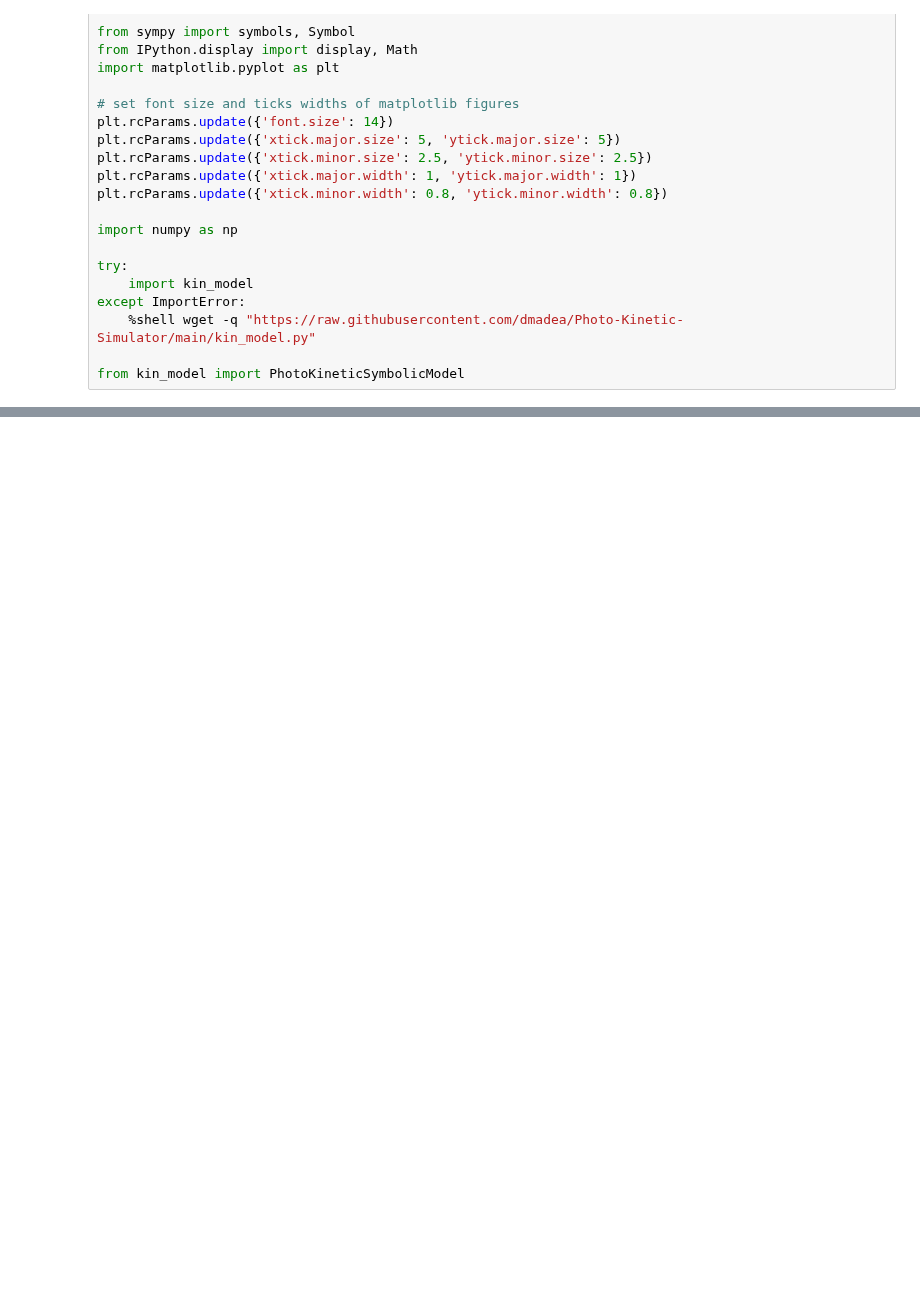
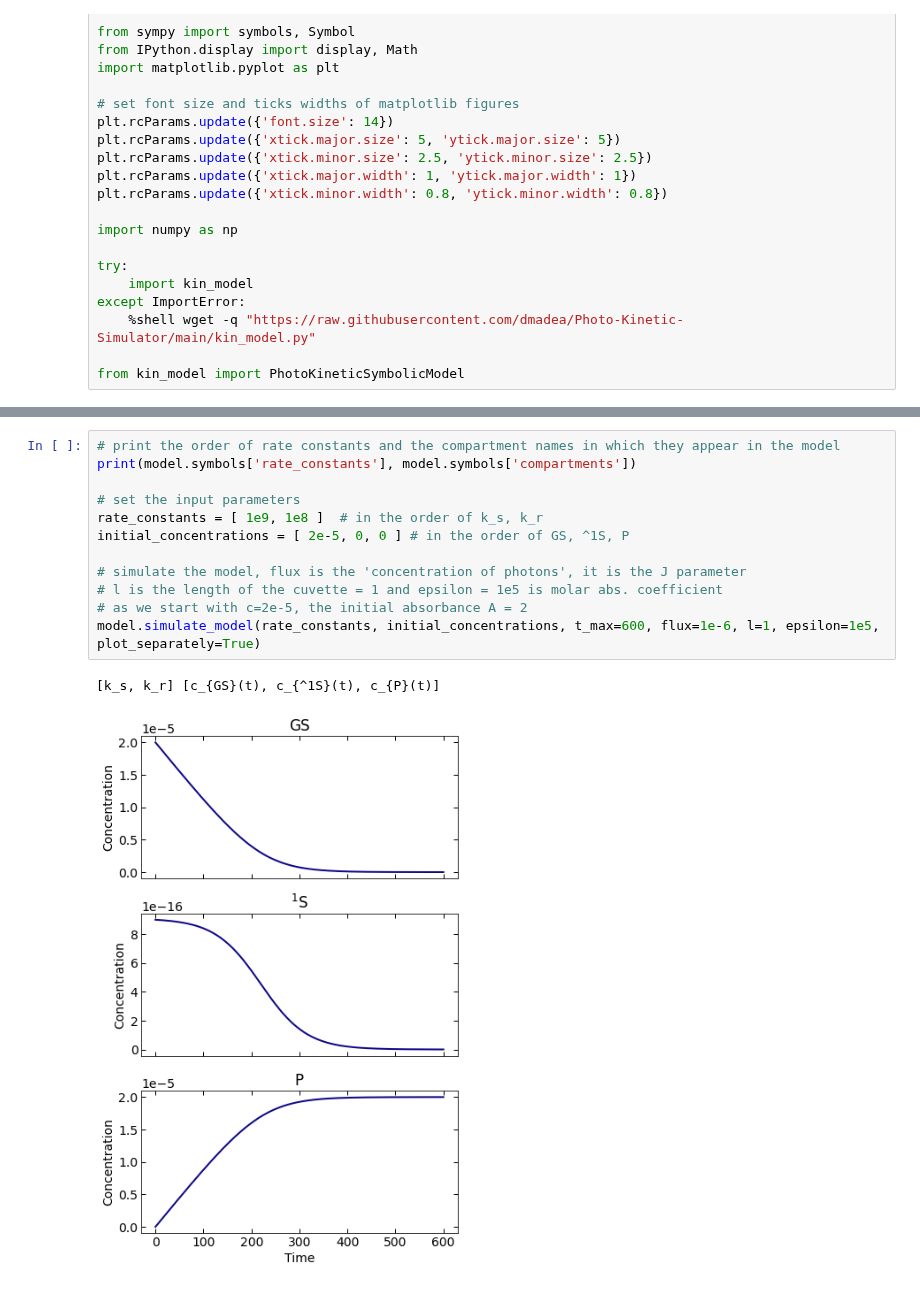
Before and after one commit to dmadea/Photo-Kinetic-Simulator, a Jupyter notebook: Simulator.ipynb, the cells around one changed output, grey strips where cells are left out. Drawn from its saved outputs; the diff is of its cells as text; blank space fills up the shorter version.

```diff
--- a/Simulator.ipynb
+++ b/Simulator.ipynb
@@ -114,0 +159,15 @@ model.simulate_model([1e9, 1e8, 1e5, 1e9, 1/9.5e-6, 1e4, 1e9], [1e-5, 0, 0, np.l
+# %%
+# print the order of rate constants and the compartment names in which they appear in the model
+print(model.symbols['rate_constants'], model.symbols['compartments'])
+
+# set the input parameters
+rate_constants = [ 1e9, 1e8 ]  # in the order of k_s, k_r
+initial_concentrations = [ 2e-5, 0, 0 ] # in the order of GS, ^1S, P
+
+# simulate the model, flux is the 'concentration of photons', it is the J parameter
+# l is the length of the cuvette = 1 and epsilon = 1e5 is molar abs. coefficient
+# as we start with c=2e-5, the initial absorbance A = 2
+model.simulate_model(rate_constants, initial_concentrations, t_max=600, flux=1e-6, l=1, epsilon=1e5, plot_separately=True)
+# %% [output]
+[k_s, k_r] [c_{GS}(t), c_{^1S}(t), c_{P}(t)]
+[figure, added]
```
Also changed, not shown: parts of 23 cells of this notebook, 1 other file.
